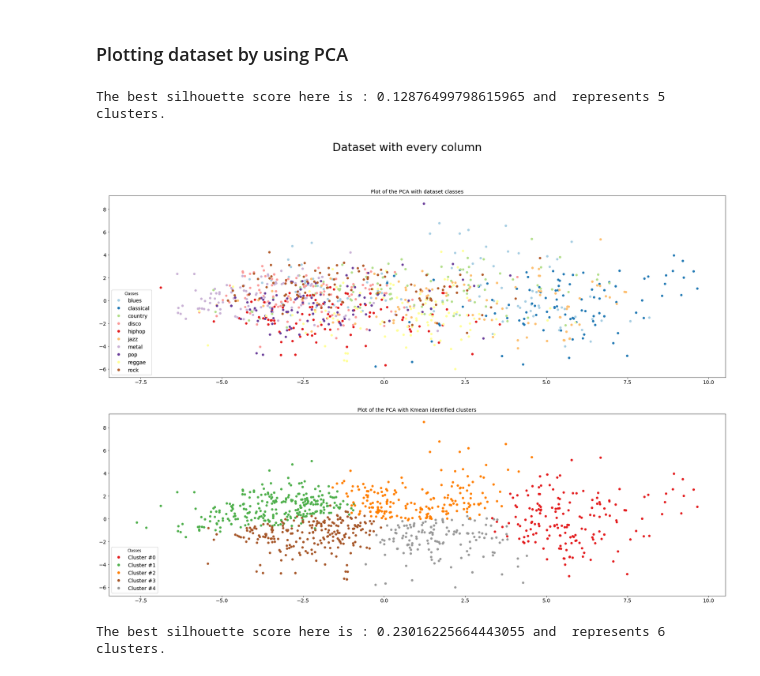
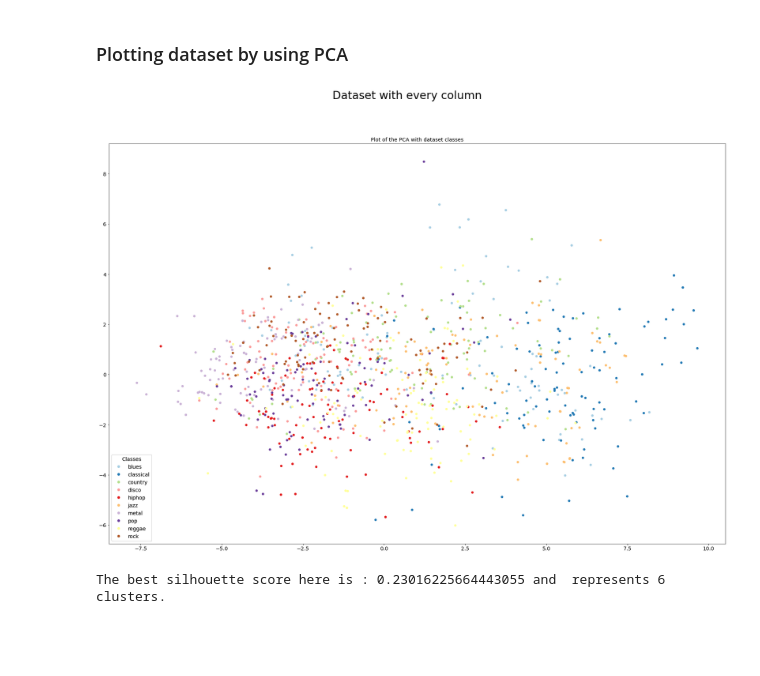
Before and after one commit to andbluedev/Music-Genre-Classification-Notebooks, a Jupyter notebook: Dataset_Analysis.ipynb, the cells around one changed output. Saved outputs shown, nothing was run; the diff lists cells and outputs as text; code cells hidden in the pictures; blank space fills up the shorter version.

```diff
--- a/Dataset_Analysis.ipynb
+++ b/Dataset_Analysis.ipynb
@@ -150,10 +101,9 @@ def show_pca_and_clusters(X, y, title=""):
 # %% [markdown]
 ### Plotting dataset by using PCA
 # %%
-show_pca_and_clusters(X, y, "Dataset with every column")
+show_pca(X, y, "Dataset with every column")
 # %% [output]
-The best silhouette score here is : 0.12876499798615965 and  represents 5 clusters.
-[figure, old version]
+[figure, new version]
 # %%
 X_less_features = preprocessing.StandardScaler().fit_transform(df.drop(["label", "filename", "mfcc1", "mfcc2", "mfcc3", "mfcc4", "mfcc5", "mfcc6", "mfcc7", "mfcc8", "mfcc10", "mfcc11", "mfcc12", "mfcc13", "mfcc14", "mfcc15", "mfcc16", "mfcc17", "mfcc18", "mfcc19","mfcc20"], axis=1).values)
 
```
Also changed, not shown: parts of 54 cells of this notebook.
